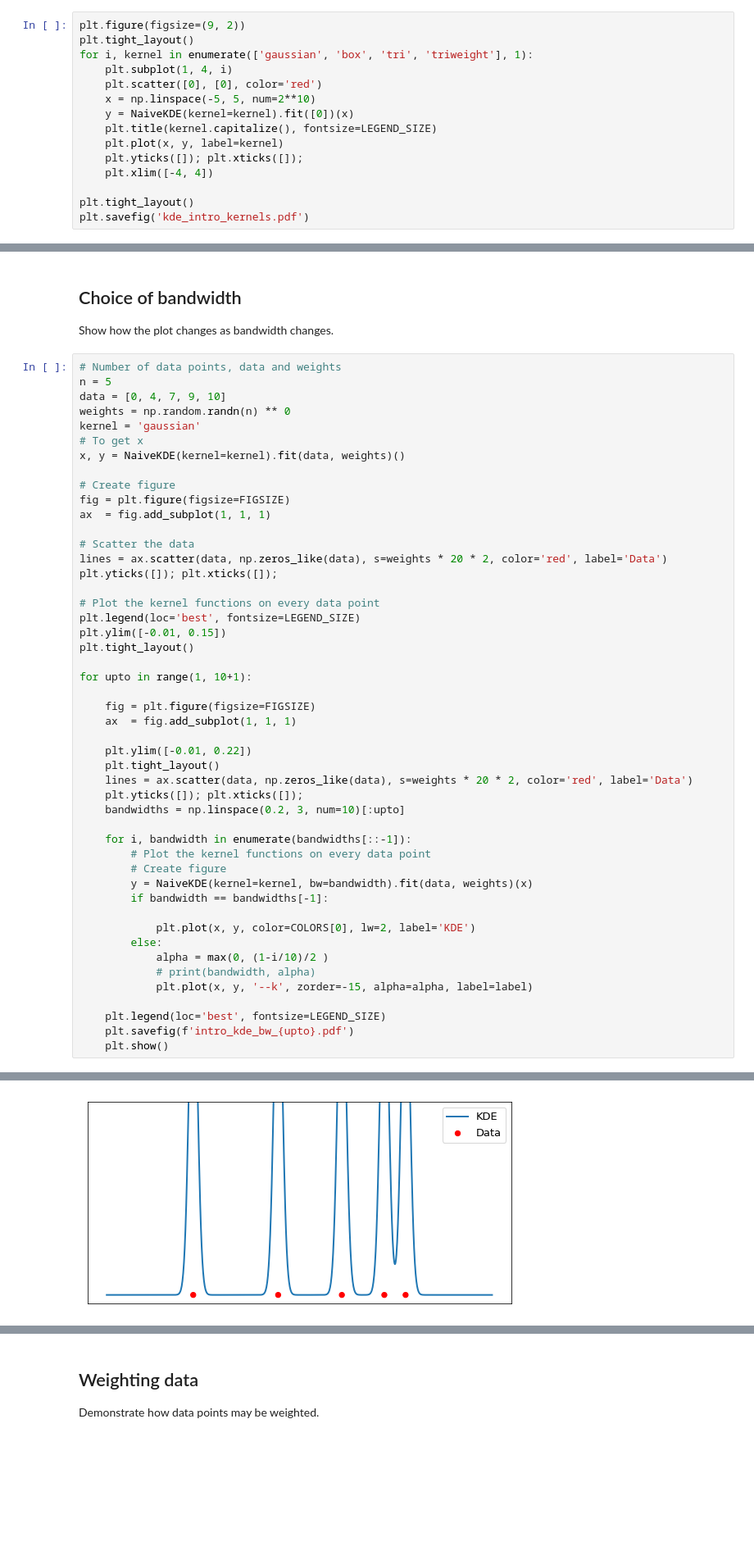
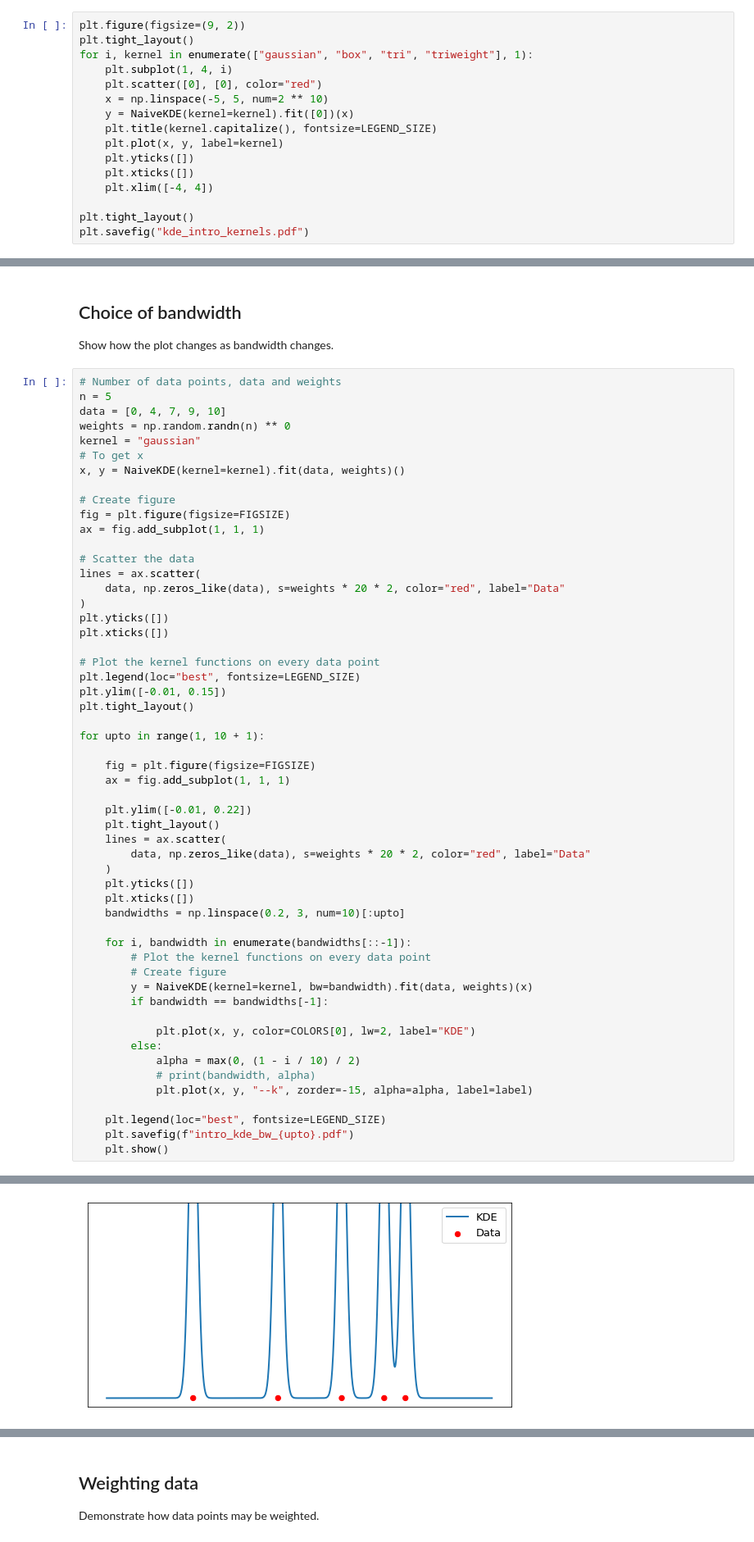
Before and after one commit to tommyod/KDEpy, a Jupyter notebook: docs/presentation/figs/create_presentation_figs.ipynb, the cells around one changed output, grey strips where cells are left out. Shown at 82% size. Cells and saved outputs as stored; diff of their text form; blank space fills up the shorter version.

```diff
--- a/docs/presentation/figs/create_presentation_figs.ipynb
+++ b/docs/presentation/figs/create_presentation_figs.ipynb
@@ -88,16 +97,17 @@ Display some kernel functions.
 # %%
 plt.figure(figsize=(9, 2))
 plt.tight_layout()
-for i, kernel in enumerate(['gaussian', 'box', 'tri', 'triweight'], 1):
+for i, kernel in enumerate(["gaussian", "box", "tri", "triweight"], 1):
     plt.subplot(1, 4, i)
-    plt.scatter([0], [0], color='red')
-    x = np.linspace(-5, 5, num=2**10)
+    plt.scatter([0], [0], color="red")
+    x = np.linspace(-5, 5, num=2 ** 10)
     y = NaiveKDE(kernel=kernel).fit([0])(x)
     plt.title(kernel.capitalize(), fontsize=LEGEND_SIZE)
     plt.plot(x, y, label=kernel)
-    plt.yticks([]); plt.xticks([]);
+    plt.yticks([])
+    plt.xticks([])
     plt.xlim([-4, 4])
 
 plt.tight_layout()
-plt.savefig('kde_intro_kernels.pdf')
+plt.savefig("kde_intro_kernels.pdf")
 # %% [output]
@@ -162,32 +175,38 @@ Show how the plot changes as bandwidth changes.
 n = 5
 data = [0, 4, 7, 9, 10]
 weights = np.random.randn(n) ** 0
-kernel = 'gaussian'
+kernel = "gaussian"
 # To get x
 x, y = NaiveKDE(kernel=kernel).fit(data, weights)()
 
 # Create figure
 fig = plt.figure(figsize=FIGSIZE)
-ax  = fig.add_subplot(1, 1, 1)
+ax = fig.add_subplot(1, 1, 1)
 
 # Scatter the data
-lines = ax.scatter(data, np.zeros_like(data), s=weights * 20 * 2, color='red', label='Data')
-plt.yticks([]); plt.xticks([]);
+lines = ax.scatter(
+    data, np.zeros_like(data), s=weights * 20 * 2, color="red", label="Data"
+)
+plt.yticks([])
+plt.xticks([])
 
 # Plot the kernel functions on every data point
-plt.legend(loc='best', fontsize=LEGEND_SIZE)
+plt.legend(loc="best", fontsize=LEGEND_SIZE)
 plt.ylim([-0.01, 0.15])
 plt.tight_layout()
 
-for upto in range(1, 10+1):
+for upto in range(1, 10 + 1):
 
     fig = plt.figure(figsize=FIGSIZE)
-    ax  = fig.add_subplot(1, 1, 1)
+    ax = fig.add_subplot(1, 1, 1)
 
     plt.ylim([-0.01, 0.22])
     plt.tight_layout()
-    lines = ax.scatter(data, np.zeros_like(data), s=weights * 20 * 2, color='red', label='Data')
-    plt.yticks([]); plt.xticks([]);
+    lines = ax.scatter(
+        data, np.zeros_like(data), s=weights * 20 * 2, color="red", label="Data"
+    )
+    plt.yticks([])
+    plt.xticks([])
     bandwidths = np.linspace(0.2, 3, num=10)[:upto]
 
     for i, bandwidth in enumerate(bandwidths[::-1]):
@@ -196,13 +215,13 @@ for upto in range(1, 10+1):
         y = NaiveKDE(kernel=kernel, bw=bandwidth).fit(data, weights)(x)
         if bandwidth == bandwidths[-1]:
 
-            plt.plot(x, y, color=COLORS[0], lw=2, label='KDE')
+            plt.plot(x, y, color=COLORS[0], lw=2, label="KDE")
         else:
-            alpha = max(0, (1-i/10)/2 )
+            alpha = max(0, (1 - i / 10) / 2)
             # print(bandwidth, alpha)
-            plt.plot(x, y, '--k', zorder=-15, alpha=alpha, label=label)
+            plt.plot(x, y, "--k", zorder=-15, alpha=alpha, label=label)
 
-    plt.legend(loc='best', fontsize=LEGEND_SIZE)
-    plt.savefig(f'intro_kde_bw_{upto}.pdf')
+    plt.legend(loc="best", fontsize=LEGEND_SIZE)
+    plt.savefig(f"intro_kde_bw_{upto}.pdf")
     plt.show()
 # %% [output]
@@ -210 +229 @@ for upto in range(1, 10+1):
-[figure, old version]
+[figure, new version]
```
Also changed, not shown: parts of 20 cells of this notebook, 1 other file.
